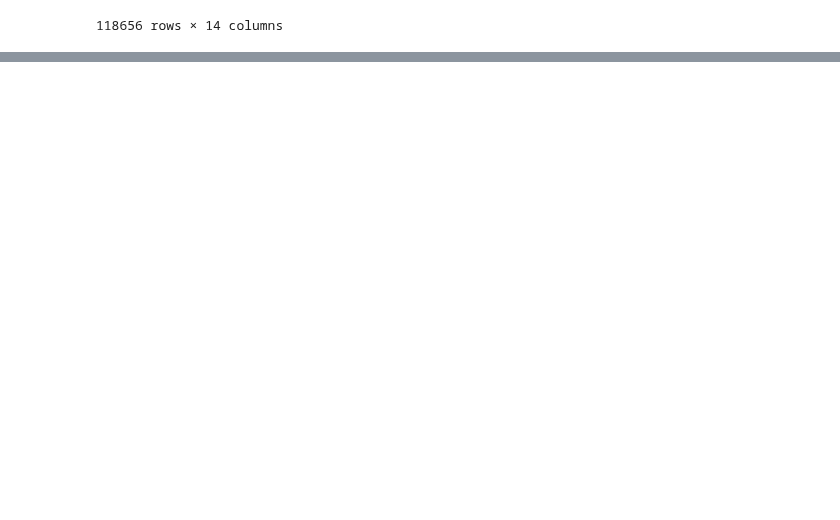
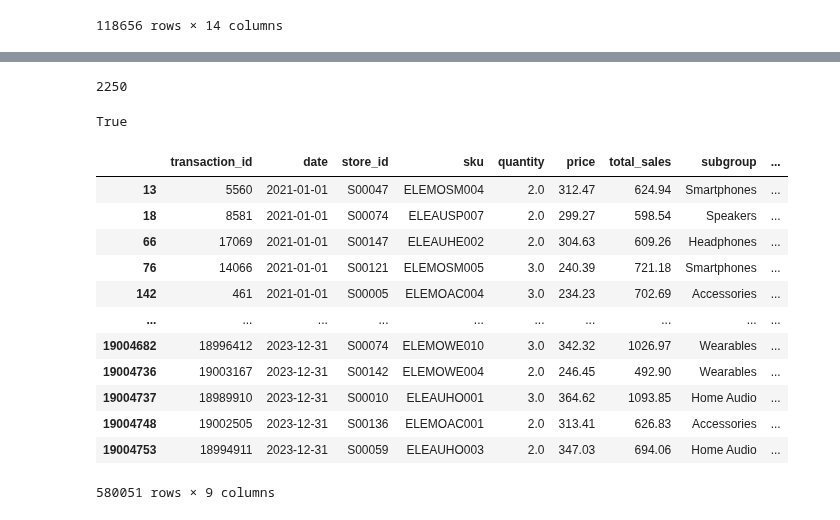
Before and after one commit to Emiliano-Torres/proyecto_eci, a Jupyter notebook: DataProcessing.ipynb, the cells around one changed output, grey strips where cells are left out. Drawn from its saved outputs; the diff is of its cells as text; code cells hidden in the pictures; blank space fills up the shorter version.

```diff
--- a/DataProcessing.ipynb
+++ b/DataProcessing.ipynb
@@ -1022,0 +1069,31 @@ ventas=importar_ventas()
+# %%
+50*45
+# %% [output]
+2250
+# %%
+from DataLoader import leer_csv
+
+trans=leer_csv("eci_transactions")
+# %%
+trans.dropna(inplace=True)
+# %%
+len(trans["total_sales"]==trans["quantity"]*trans["price"])==len(trans)
+# %% [output]
+True
+# %%
+trans["total_sales"].describe()
+trans[trans["total_sales"]>400]
+# %% [output]
+|  | transaction_id | date | store_id | sku | quantity | price | total_sales | subgroup | ... |
+| 13 | 5560 | 2021-01-01 | S00047 | ELEMOSM004 | 2.0 | 312.47 | 624.94 | Smartphones | ... |
+| 18 | 8581 | 2021-01-01 | S00074 | ELEAUSP007 | 2.0 | 299.27 | 598.54 | Speakers | ... |
+| 66 | 17069 | 2021-01-01 | S00147 | ELEAUHE002 | 2.0 | 304.63 | 609.26 | Headphones | ... |
+| 76 | 14066 | 2021-01-01 | S00121 | ELEMOSM005 | 3.0 | 240.39 | 721.18 | Smartphones | ... |
+| 142 | 461 | 2021-01-01 | S00005 | ELEMOAC004 | 3.0 | 234.23 | 702.69 | Accessories | ... |
+| ... | ... | ... | ... | ... | ... | ... | ... | ... | ... |
+| 19004682 | 18996412 | 2023-12-31 | S00074 | ELEMOWE010 | 3.0 | 342.32 | 1026.97 | Wearables | ... |
+| 19004736 | 19003167 | 2023-12-31 | S00142 | ELEMOWE004 | 2.0 | 246.45 | 492.90 | Wearables | ... |
+| 19004737 | 18989910 | 2023-12-31 | S00010 | ELEAUHO001 | 3.0 | 364.62 | 1093.85 | Home Audio | ... |
+| 19004748 | 19002505 | 2023-12-31 | S00136 | ELEMOAC001 | 2.0 | 313.41 | 626.83 | Accessories | ... |
+| 19004753 | 18994911 | 2023-12-31 | S00059 | ELEAUHO003 | 2.0 | 347.03 | 694.06 | Home Audio | ... |
+580051 rows × 9 columns
```
Also changed, not shown: parts of 4 cells of this notebook, 4 other files.
